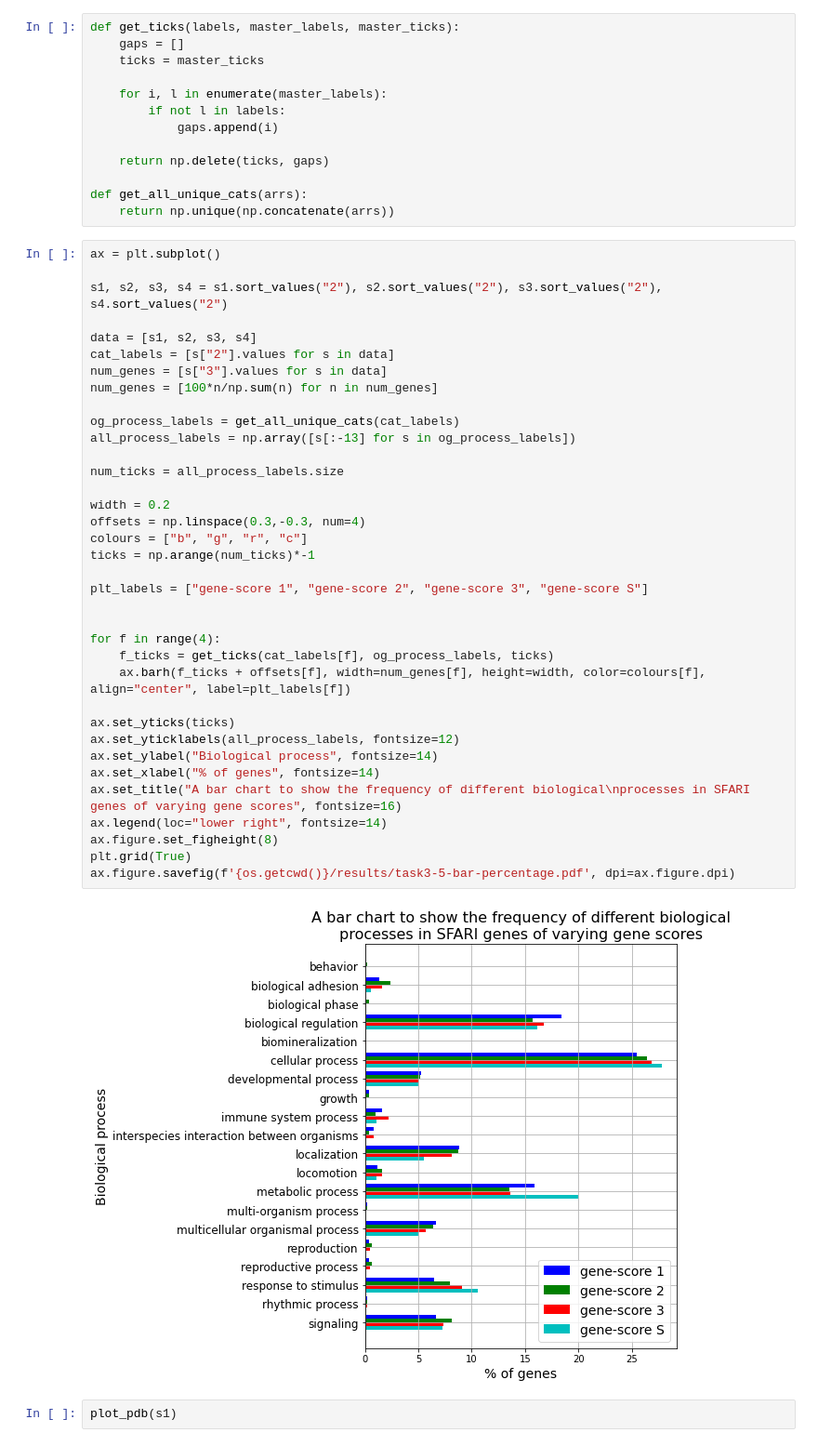
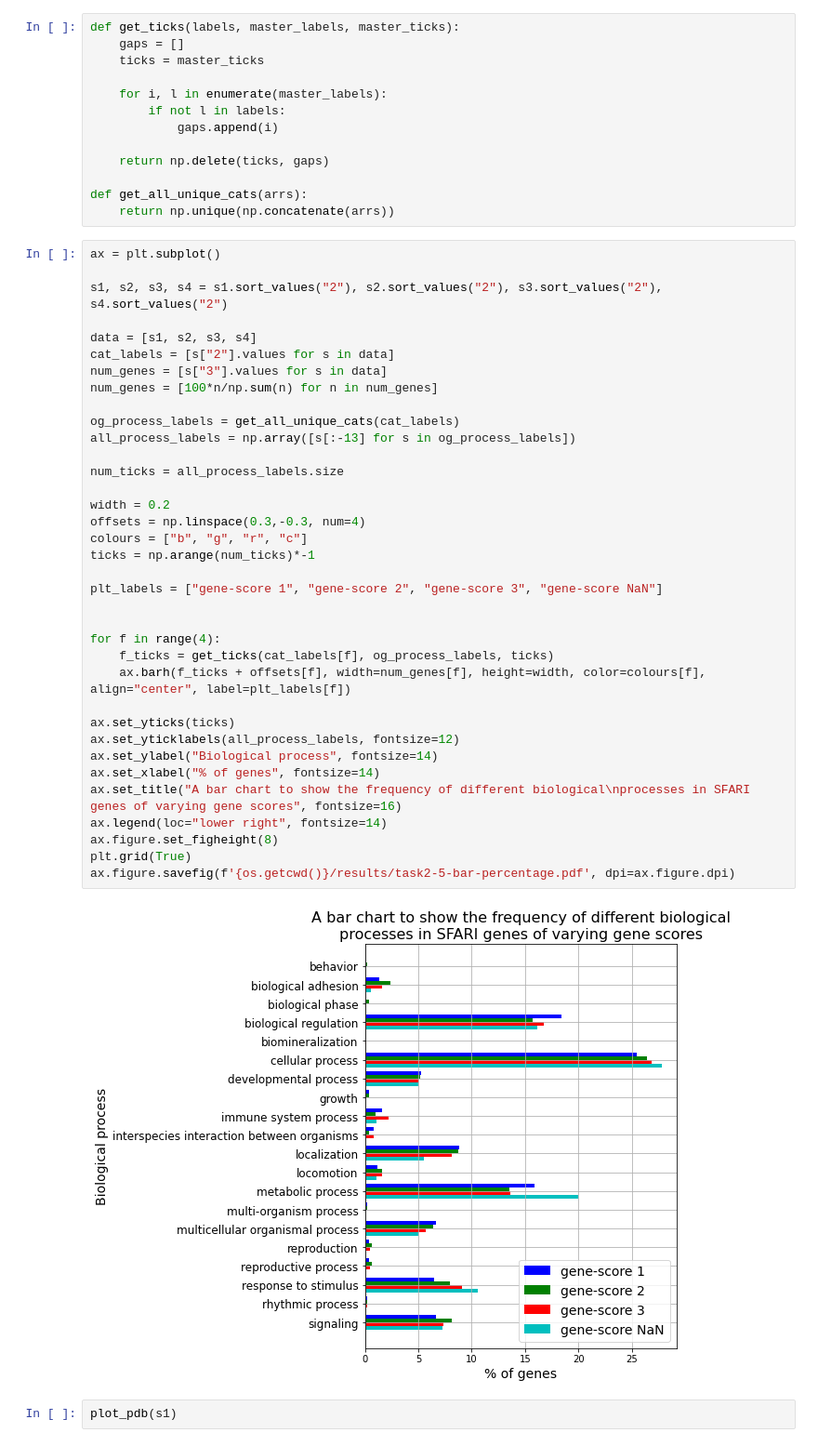
Before and after one commit to hwixley/BI-Coursework2, a Jupyter notebook: code/part2.ipynb, the cells around one changed output. Shown at 93% size. Saved outputs shown, nothing was run; the diff lists cells and outputs as text.

```diff
--- a/code/part2.ipynb
+++ b/code/part2.ipynb
@@ -687,36 +687,36 @@ s1, s2, s3, s4 = s1.sort_values("2"), s2.sort_values("2"), s3.sort_values("2"),
 data = [s1, s2, s3, s4]
 cat_labels = [s["2"].values for s in data]
 num_genes = [s["3"].values for s in data]
 num_genes = [100*n/np.sum(n) for n in num_genes]
 
 og_process_labels = get_all_unique_cats(cat_labels)
 all_process_labels = np.array([s[:-13] for s in og_process_labels])
 
 num_ticks = all_process_labels.size
 
 width = 0.2
 offsets = np.linspace(0.3,-0.3, num=4)
 colours = ["b", "g", "r", "c"]
 ticks = np.arange(num_ticks)*-1
 
-plt_labels = ["gene-score 1", "gene-score 2", "gene-score 3", "gene-score S"]
+plt_labels = ["gene-score 1", "gene-score 2", "gene-score 3", "gene-score NaN"]
 
 
 for f in range(4):
     f_ticks = get_ticks(cat_labels[f], og_process_labels, ticks)
     ax.barh(f_ticks + offsets[f], width=num_genes[f], height=width, color=colours[f], align="center", label=plt_labels[f])
 
 ax.set_yticks(ticks)
 ax.set_yticklabels(all_process_labels, fontsize=12)
 ax.set_ylabel("Biological process", fontsize=14)
 ax.set_xlabel("% of genes", fontsize=14)
 ax.set_title("A bar chart to show the frequency of different biological\nprocesses in SFARI genes of varying gene scores", fontsize=16)
 ax.legend(loc="lower right", fontsize=14)
 ax.figure.set_figheight(8)
 plt.grid(True)
-ax.figure.savefig(f'{os.getcwd()}/results/task3-5-bar-percentage.pdf', dpi=ax.figure.dpi)
+ax.figure.savefig(f'{os.getcwd()}/results/task2-5-bar-percentage.pdf', dpi=ax.figure.dpi)
 # %% [output]
-[figure, old version]
+[figure, new version]
 # %%
 plot_pdb(s1)
 # %% [output]
```
Also changed, not shown: 8 other files.
